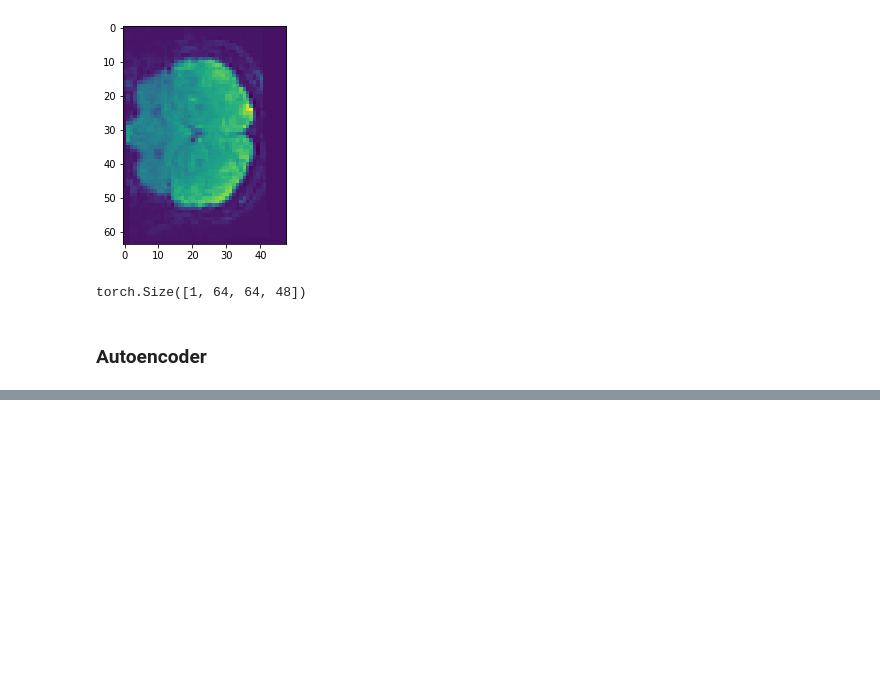
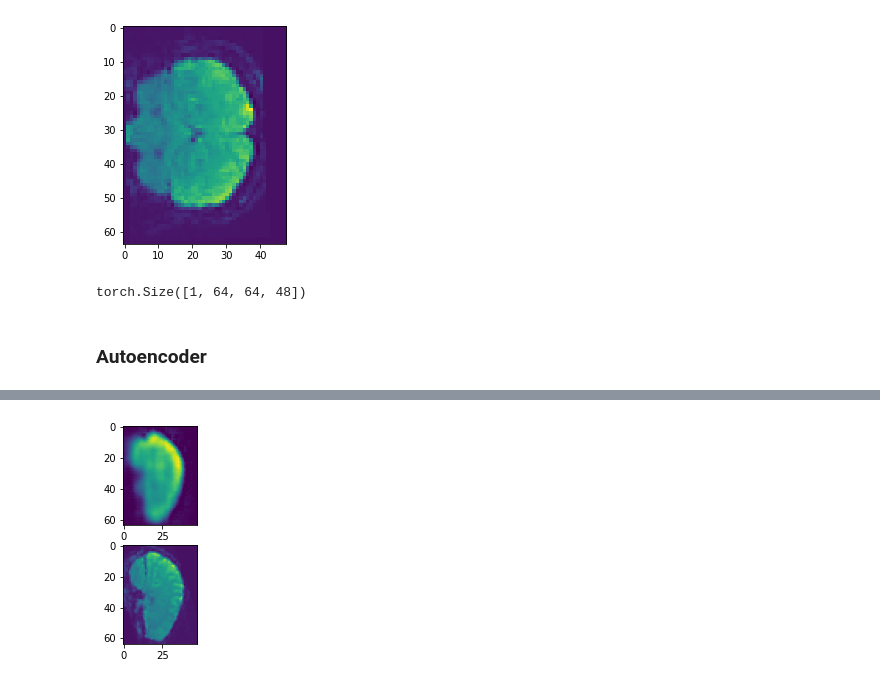
Before and after one commit to yerzhanimanmalik/DS, a Jupyter notebook: Imanmalik_NEUROML2020_project.ipynb, the cells around one changed output, grey strips where cells are left out. Cells and saved outputs as stored; diff of their text form; code cells hidden in the pictures; blank space fills up the shorter version.

```diff
--- a/Imanmalik_NEUROML2020_project.ipynb
+++ b/Imanmalik_NEUROML2020_project.ipynb
@@ -194,3 +220,5 @@ class Autoencoder3d(nn.Module):
         z = self.encode(x)
         x_rec = self.decode(z)
         return x_rec, z
+# %%
+model.load_state_dict(torch.load('/content/drive/My Drive/fMRI_Autoencoder.pth')['model_state_dict'])
@@ -197,10 +227,10 @@ class Autoencoder3d(nn.Module):
 # %%
 # implement all needed train functions & train autoencoder
 
-model = Autoencoder3d()
+#model = Autoencoder3d()
 criterion=nn.MSELoss()
 optimizer = torch.optim.Adam(model.parameters(), lr=1e-3)
-num_epochs = 10
+num_epochs = 7
 train_loss = np.zeros((num_epochs, 1), dtype=float)
 val_loss = np.zeros((num_epochs, 1), dtype=float)
 
@@ -213,8 +243,8 @@ for epoch in range(num_epochs):
     for i, (inputs_batch, targets_batch) in tqdm(enumerate(train_loader)):
         # Run the forward pass
         outputs, z = model(inputs_batch)
-        print(outputs.shape)
-        print(inputs_batch.shape)
+        #print(outputs.shape)
+        #print(inputs_batch.shape)
         loss = criterion(outputs, inputs_batch)
         train_loss_list.append(loss.item())
 
@@ -223,20 +253,28 @@ for epoch in range(num_epochs):
         loss.backward()
         optimizer.step()
 
+        if i==10:
+          break
+
     train_loss[epoch] = np.mean(train_loss_list)
     if (i + 1) % 1 == 0:
       print('Epoch [{}/{}], Train loss: {:.4f}'.format(epoch + 1, num_epochs, float(train_loss[epoch])))
+      experiment.log_metric("train_loss", train_loss[epoch].item())
 
     val_loss_list = []
     model.eval()
-    for i, val_t in enumerate(tensors_val):
-        val_t = val_t.view(1, val_t.size(0), val_t.size(1), val_t.size(2), val_t.size(3))
-        # Run the forward pass
-        outputs = model(train_t)
-        loss = criterion(outputs[0], train_t)
+    for i, (inputs_batch, targets_batch) in tqdm(enumerate(val_loader)):
+        outputs, z = model(inputs_batch)
+        #print(outputs.shape)
+        #print(inputs_batch.shape)
+        loss = criterion(outputs, inputs_batch)
         val_loss_list.append(loss.item())
+
+        if i==10:
+          break
 
     val_loss[epoch] = np.mean(val_loss_list)
     if (i + 1) % 1 == 0:
       print('Epoch [{}/{}], Val loss: {:.4f}'.format(epoch + 1, num_epochs, float(val_loss[epoch])))
+      experiment.log_metric("val_loss", val_loss[epoch].item())
 # %% [output]
@@ -268,3 +293,15 @@ torch.Size([2, 1, 64, 64, 48])
+# %%
+model.eval()
+with torch.no_grad():
+  outputs, z = model(inputs_batch)
+  plt.figure()
+  plt.subplot(2, 1, 1)
+  plt.imshow(outputs[0, 0, 40])
+
+  plt.subplot(2, 1, 2)
+  plt.imshow(inputs_batch[0, 0, 40])
+# %% [output]
+[figure, added]
 # %%
 plt.figure(figsize=(10,7))
 plt.plot(train_loss, label = "train loss")
```
Also changed, not shown: parts of 20 cells of this notebook.
